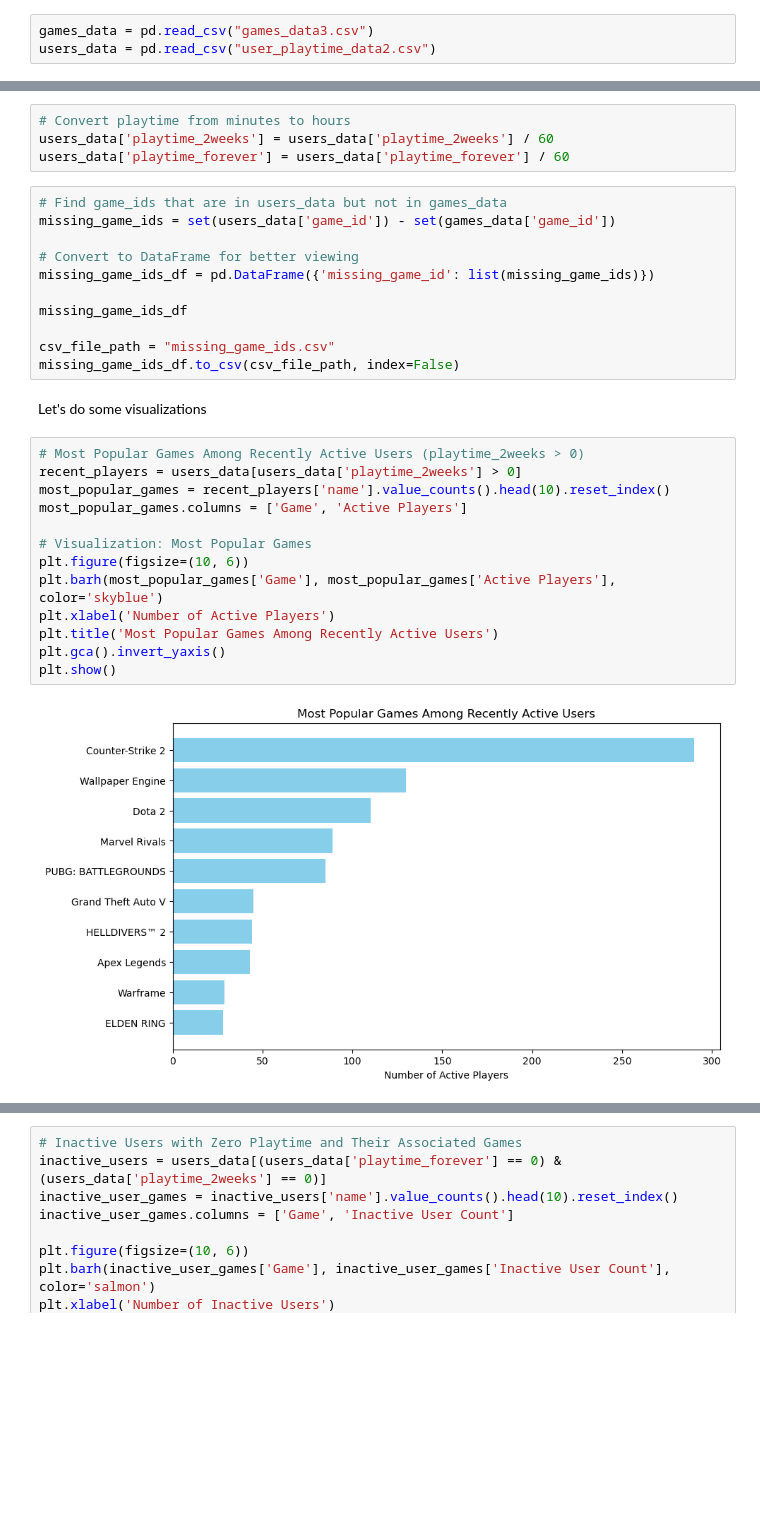
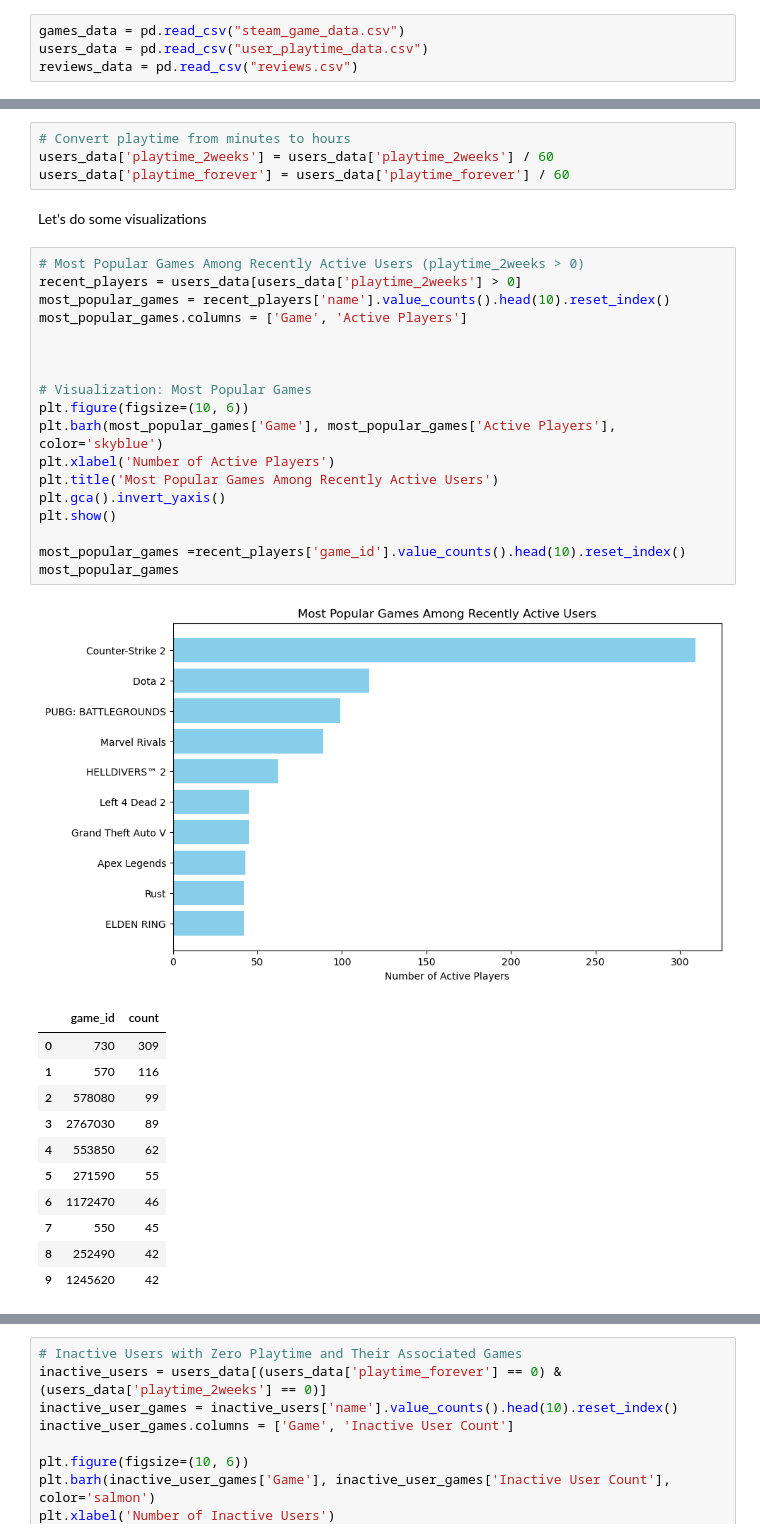
Before and after one commit to adhikaribiju/Analyzing-Gaming-Addiction-Trends-and-Player-Engagement, a Jupyter notebook: docs/Data Science Capstone.ipynb, the cells around one changed output, grey strips where cells are left out. Saved outputs shown, nothing was run; the diff lists cells and outputs as text; blank space fills up the shorter version.

```diff
--- a/docs/Data Science Capstone.ipynb
+++ b/docs/Data Science Capstone.ipynb
@@ -37,8 +37,9 @@ Let's load these datasets:
 # %% [markdown]
 ##  `games_data`
 # %%
-games_data = pd.read_csv("games_data3.csv")
-users_data = pd.read_csv("user_playtime_data2.csv")
+games_data = pd.read_csv("steam_game_data.csv")
+users_data = pd.read_csv("user_playtime_data.csv")
+reviews_data = pd.read_csv("reviews.csv")
 # %%
 # Let's look at the first 5 elements of the games_data
 games_data.head()
@@ -326,32 +312,37 @@ users_data['avg_playtime'] = users_data['playtime_2weeks'] / 14
 # Convert playtime from minutes to hours
 users_data['playtime_2weeks'] = users_data['playtime_2weeks'] / 60
 users_data['playtime_forever'] = users_data['playtime_forever'] / 60
-# %%
-# Find game_ids that are in users_data but not in games_data
-missing_game_ids = set(users_data['game_id']) - set(games_data['game_id'])
-
-# Convert to DataFrame for better viewing
-missing_game_ids_df = pd.DataFrame({'missing_game_id': list(missing_game_ids)})
-
-missing_game_ids_df
-
-csv_file_path = "missing_game_ids.csv"
-missing_game_ids_df.to_csv(csv_file_path, index=False)
 # %% [markdown]
 Let's do some visualizations
 # %%
 # Most Popular Games Among Recently Active Users (playtime_2weeks > 0)
 recent_players = users_data[users_data['playtime_2weeks'] > 0]
 most_popular_games = recent_players['name'].value_counts().head(10).reset_index()
 most_popular_games.columns = ['Game', 'Active Players']
+
+
 
 # Visualization: Most Popular Games
 plt.figure(figsize=(10, 6))
 plt.barh(most_popular_games['Game'], most_popular_games['Active Players'], color='skyblue')
 plt.xlabel('Number of Active Players')
 plt.title('Most Popular Games Among Recently Active Users')
 plt.gca().invert_yaxis()
 plt.show()
+
+most_popular_games =recent_players['game_id'].value_counts().head(10).reset_index()
+most_popular_games
 # %% [output]
-[figure, old version]
+[figure, new version]
+|  | game_id | count |
+| 0 | 730 | 309 |
+| 1 | 570 | 116 |
+| 2 | 578080 | 99 |
+| 3 | 2767030 | 89 |
+| 4 | 553850 | 62 |
+| 5 | 271590 | 55 |
+| 6 | 1172470 | 46 |
+| 7 | 550 | 45 |
+| 8 | 252490 | 42 |
+| 9 | 1245620 | 42 |
 # %% [markdown]
```
Also changed, not shown: parts of 78 cells of this notebook, 1 other file.
